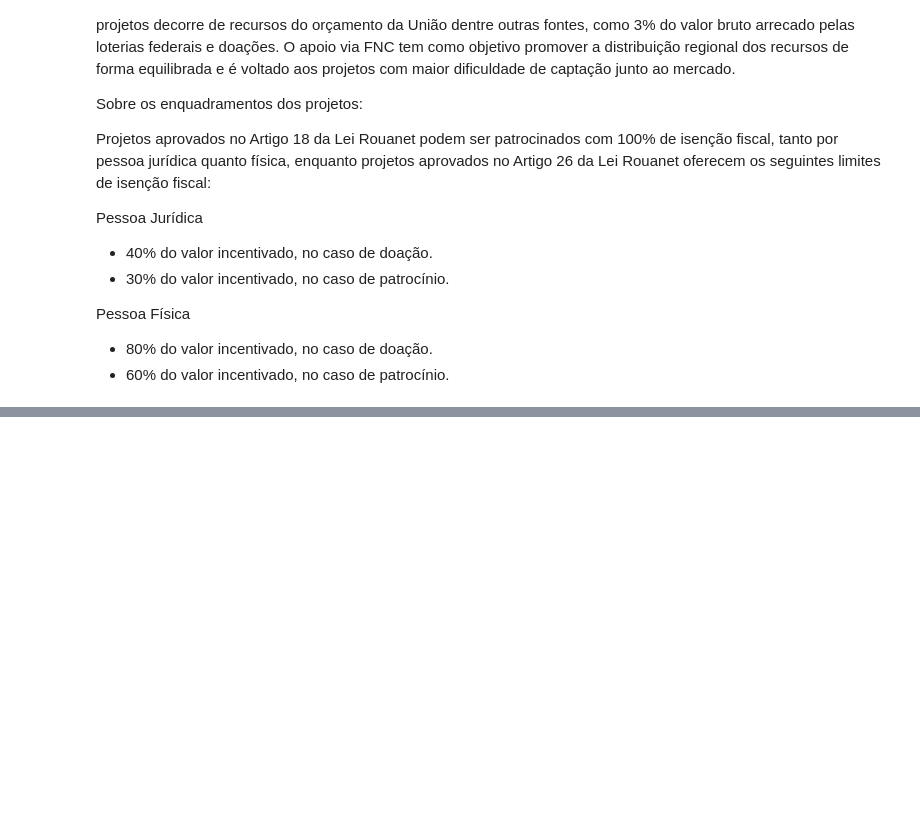
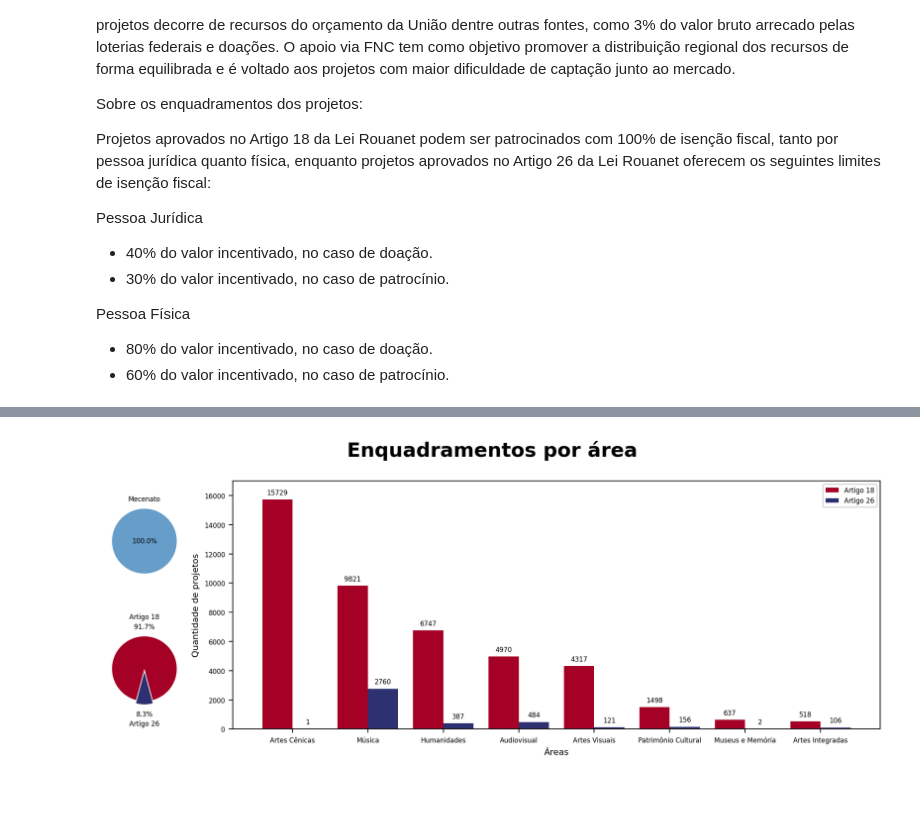
Before and after one commit to lorenaaxbastos/santander-coders-projects, a Jupyter notebook: Unit 2 - Programming Techniques I (PY)/Projeto EDA - Análise do Dataset da Lei Rouanet.ipynb, the cells around one changed output, grey strips where cells are left out. Saved outputs shown, nothing was run; the diff lists cells and outputs as text; code cells hidden in the pictures; blank space fills up the shorter version.

```diff
--- a/Unit 2 - Programming Techniques I (PY)/Projeto EDA - Análise do Dataset da Lei Rouanet.ipynb
+++ b/Unit 2 - Programming Techniques I (PY)/Projeto EDA - Análise do Dataset da Lei Rouanet.ipynb
@@ -796,6 +788,16 @@ Pessoa Física
 - 80% do valor incentivado, no caso de doação.
 - 60% do valor incentivado, no caso de patrocínio.
 # %%
-enquadramento_por_area = df_projetos[df_projetos["mecanismo"] == "Mecenato"].groupby("area")["enquadramento"].value_counts().rename("qtd_projetos")
+mecanismos = df_projetos["mecanismo"].value_counts().to_frame()
+
+enquadramento_por_area = df_projetos.groupby("area")["enquadramento"].value_counts().rename("qtd_projetos")
 enquadramento_por_area = enquadramento_por_area.to_frame().unstack(level="area")["qtd_projetos"]
-enquadramento_por_area
+
+ordenacao = enquadramento_por_area.sum(axis=0).argsort()
+
+indices = enquadramento_por_area.index
+colunas = enquadramento_por_area.columns[ordenacao][::-1]
+valores = enquadramento_por_area.values.T[ordenacao][::-1].T
+enquadramento_por_area = pd.DataFrame(valores, index=indices, columns=colunas)
+
+display(mecanismos, enquadramento_por_area)
@@ -880,3 +812,88 @@ NameError: name 'enquadrados' is not defined
+# %%
+plt.rcParams.update({"font.size": 6})
+cores = ["#A50026", "#EE613D", "#FA9857", "#FDD081",
+         "#AEDAE9", "#679DC9", "#3E60A9", "#2D3172"]
+separacao_fatia = (0, 0.1)
+
+fig, axs = plt.subplot_mosaic([['a)', 'b)'], ['c)', 'b)']],
+                              layout='constrained',
+                              figsize=(10, 4),
+                              dpi=200,
+                              gridspec_kw={'width_ratios': [1, 8]})
+
+
+def rotulos(barras):
+    for i, barra in enumerate(barras):
+        altura = barra.get_height()
+        ax2.annotate(
+            text=f'{altura}',
+            xy=(barra.get_x() + barra.get_width() / 2, altura),
+            xytext=(0, 3),
+            textcoords="offset points",
+            ha='center',
+            va='bottom'
+        )
+
+ax1, ax2, ax3 = list(axs.values())
+
+ax1.pie(
+    mecanismos.values.flatten(),
+    labels=mecanismos.index,
+    labeldistance=1.3,
+    autopct="%1.1f%%",
+    pctdistance=0,
+    startangle=-90,
+    colors=[cores[5]],
+    textprops={"ha": "center"}
+)
+
+eixo_x = np.arange(len(enquadramento_por_area.values.T))
+
+barras1 = ax2.bar(
+    eixo_x - 0.2,
+    enquadramento_por_area.values[0],
+    width=0.4,
+    color=cores[0],
+    label="Artigo 18")
+
+barras2 = ax2.bar(
+    eixo_x + 0.2,
+    enquadramento_por_area.values[1],
+    width=0.4,
+    color=cores[-1],
+    label="Artigo 26")
+
+ax3.pie(
+    enquadramento_por_area.values.sum(axis=1),
+    labels=enquadramento_por_area.index,
+    labeldistance=1.6,
+    autopct="%1.1f%%",
+    pctdistance=1.3,
+    startangle=-75,
+    colors=[cores[0], cores[-1]],
+    explode=separacao_fatia,
+    textprops={"ha": "center"}
+)
+
+rotulos(barras1)
+rotulos(barras2)
+
+ax2.set_ylim(0, 17000)
+
+ax2.set_xticks(np.arange(len(enquadramento_por_area.columns)), labels=enquadramento_por_area.columns)
+
+ax2.set_xlabel("Áreas", fontsize=8)
+ax2.set_ylabel("Quantidade de projetos", fontsize=8)
+
+ax2.legend()
+
+fig.suptitle("Enquadramentos por área", fontsize=18, fontweight=1000, y=1.02)
+
+plt.tight_layout()
+plt.savefig(path.abspath("charts/projetos_por_area05.png"), bbox_inches="tight")
+plt.show()
+# %% [output]
+[figure, added]
 # %% [markdown]
 ####
 # %% [markdown]
```
Also changed, not shown: parts of 17 cells of this notebook.
